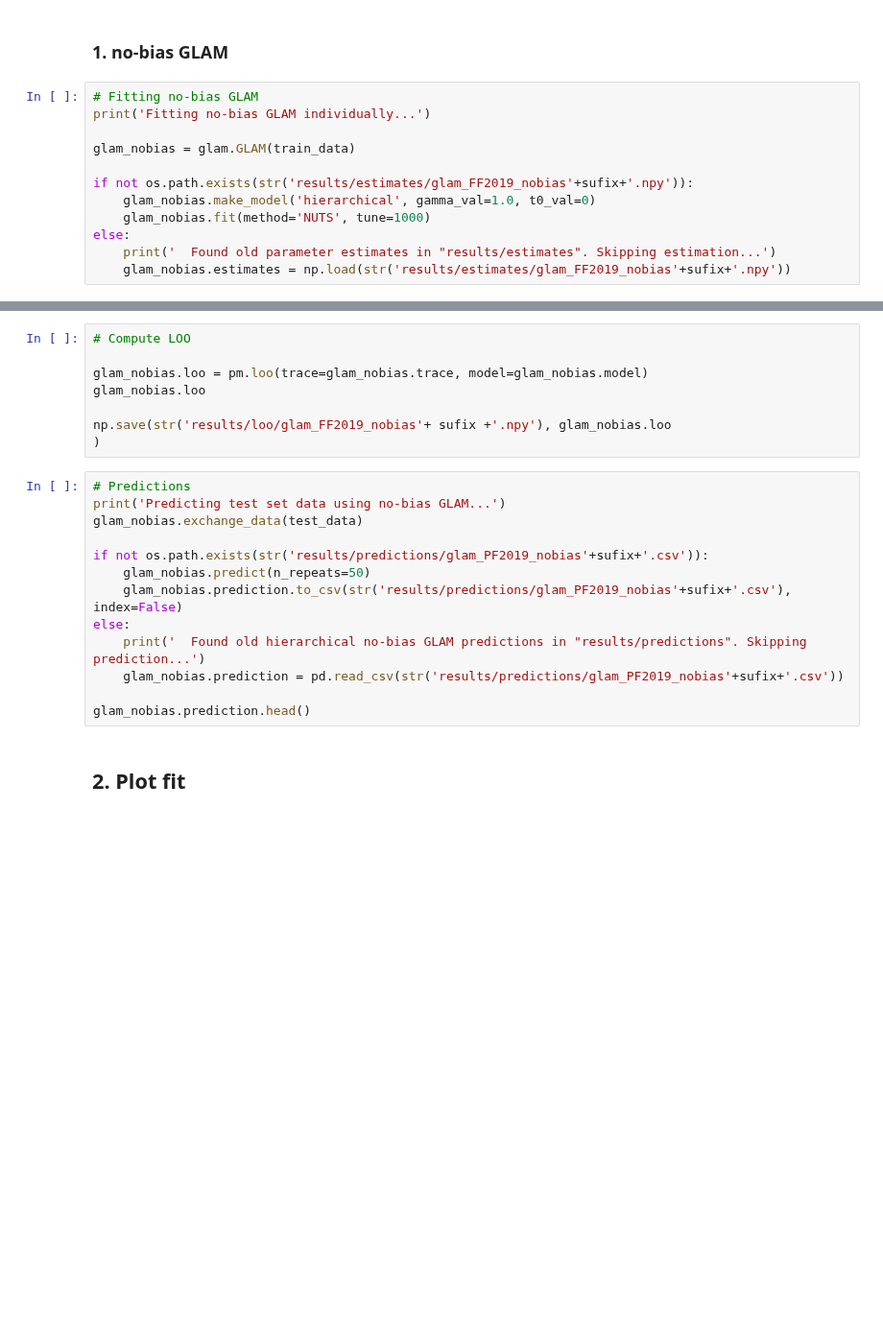
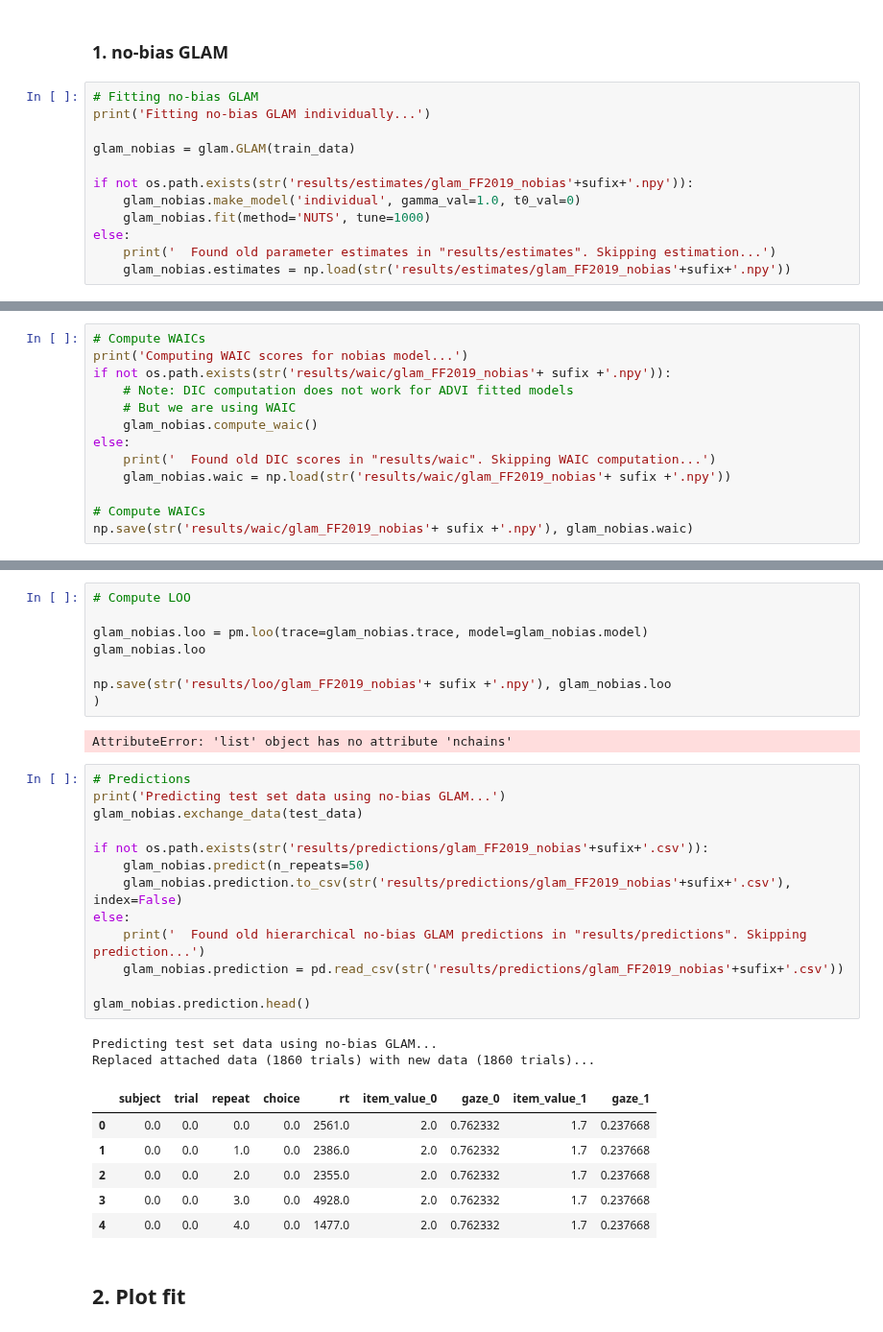
Before and after one commit to pradysepulveda/glamDDM_FF2018, a Jupyter notebook: FF2019_GLAM_individual_Like_NoBin_NUTS_31.ipynb, the cells around one changed output, grey strips where cells are left out. Shown at 96% size. Drawn from its saved outputs; the diff is of its cells as text; blank space fills up the shorter version.

```diff
--- a/FF2019_GLAM_individual_Like_NoBin_NUTS_31.ipynb
+++ b/FF2019_GLAM_individual_Like_NoBin_NUTS_31.ipynb
@@ -146,7 +257,7 @@ print('Fitting no-bias GLAM individually...')
 glam_nobias = glam.GLAM(train_data)
 
 if not os.path.exists(str('results/estimates/glam_FF2019_nobias'+sufix+'.npy')):
-    glam_nobias.make_model('hierarchical', gamma_val=1.0, t0_val=0)
+    glam_nobias.make_model('individual', gamma_val=1.0, t0_val=0)
     glam_nobias.fit(method='NUTS', tune=1000)
 else:
     print('  Found old parameter estimates in "results/estimates". Skipping estimation...')
@@ -162,0 +333,13 @@ params_part_like
+# %%
+# Compute WAICs
+print('Computing WAIC scores for nobias model...')
+if not os.path.exists(str('results/waic/glam_FF2019_nobias'+ sufix +'.npy')):
+    # Note: DIC computation does not work for ADVI fitted models
+    # But we are using WAIC
+    glam_nobias.compute_waic()
+else:
+    print('  Found old DIC scores in "results/waic". Skipping WAIC computation...')
+    glam_nobias.waic = np.load(str('results/waic/glam_FF2019_nobias'+ sufix +'.npy'))
+
+# Compute WAICs
+np.save(str('results/waic/glam_FF2019_nobias'+ sufix +'.npy'), glam_nobias.waic)
@@ -168,19 +393,30 @@ glam_nobias.loo
 
 np.save(str('results/loo/glam_FF2019_nobias'+ sufix +'.npy'), glam_nobias.loo
 )
+# %% [output]
+AttributeError: 'list' object has no attribute 'nchains'
 # %%
 # Predictions
 print('Predicting test set data using no-bias GLAM...')
 glam_nobias.exchange_data(test_data)
 
-if not os.path.exists(str('results/predictions/glam_PF2019_nobias'+sufix+'.csv')):
+if not os.path.exists(str('results/predictions/glam_FF2019_nobias'+sufix+'.csv')):
     glam_nobias.predict(n_repeats=50)
-    glam_nobias.prediction.to_csv(str('results/predictions/glam_PF2019_nobias'+sufix+'.csv'), index=False)
+    glam_nobias.prediction.to_csv(str('results/predictions/glam_FF2019_nobias'+sufix+'.csv'), index=False)
 else:
     print('  Found old hierarchical no-bias GLAM predictions in "results/predictions". Skipping prediction...')
-    glam_nobias.prediction = pd.read_csv(str('results/predictions/glam_PF2019_nobias'+sufix+'.csv'))
+    glam_nobias.prediction = pd.read_csv(str('results/predictions/glam_FF2019_nobias'+sufix+'.csv'))
 
 glam_nobias.prediction.head()
+# %% [output]
+Predicting test set data using no-bias GLAM...
+Replaced attached data (1860 trials) with new data (1860 trials)...
+|  | subject | trial | repeat | choice | rt | item_value_0 | gaze_0 | item_value_1 | gaze_1 |
+| 0 | 0.0 | 0.0 | 0.0 | 0.0 | 2561.0 | 2.0 | 0.762332 | 1.7 | 0.237668 |
+| 1 | 0.0 | 0.0 | 1.0 | 0.0 | 2386.0 | 2.0 | 0.762332 | 1.7 | 0.237668 |
+| 2 | 0.0 | 0.0 | 2.0 | 0.0 | 2355.0 | 2.0 | 0.762332 | 1.7 | 0.237668 |
+| 3 | 0.0 | 0.0 | 3.0 | 0.0 | 4928.0 | 2.0 | 0.762332 | 1.7 | 0.237668 |
+| 4 | 0.0 | 0.0 | 4.0 | 0.0 | 1477.0 | 2.0 | 0.762332 | 1.7 | 0.237668 |
 # %% [markdown]
 ## 2. Plot fit
 # %%
```
Also changed, not shown: parts of 25 cells of this notebook, 53 other files.
